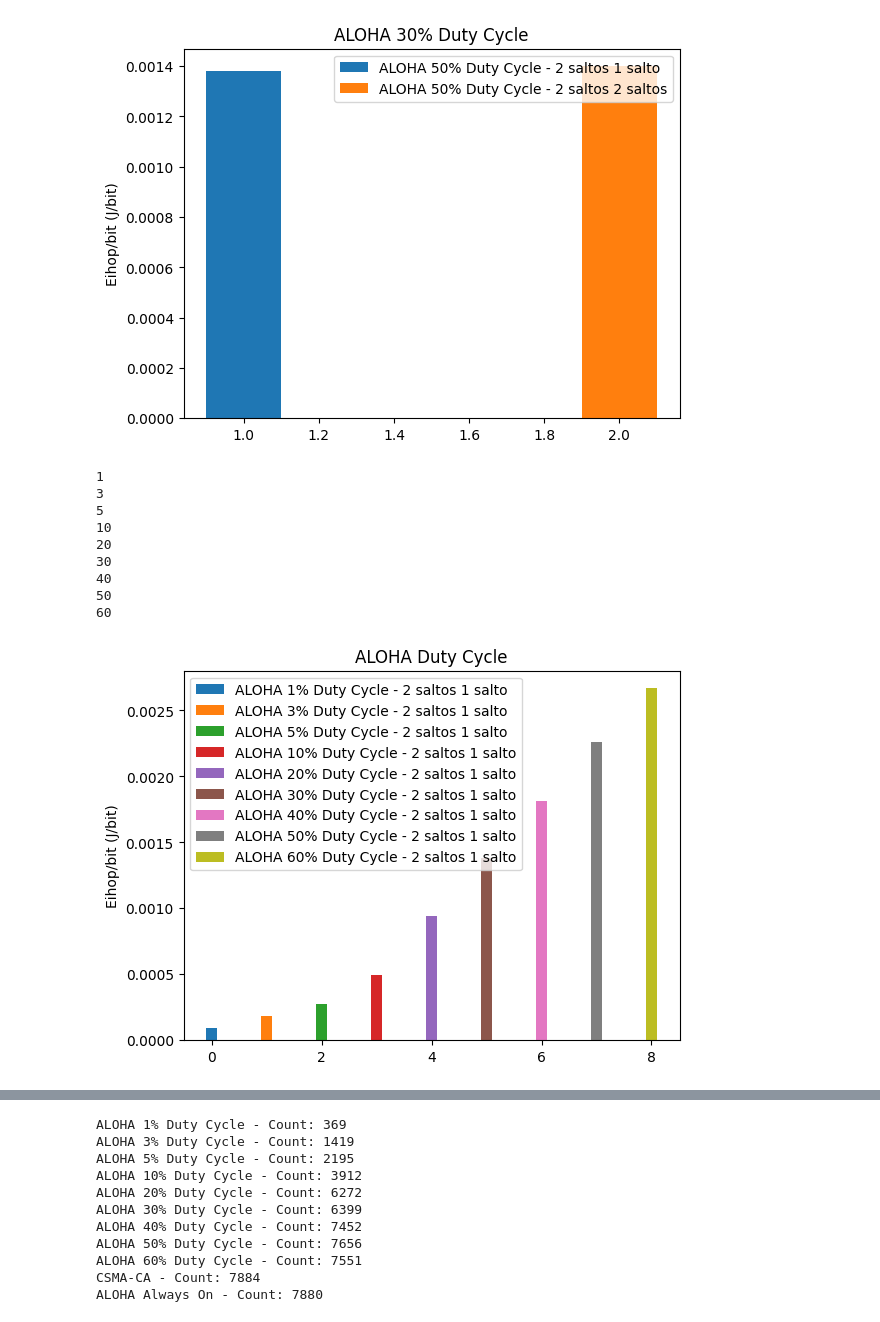
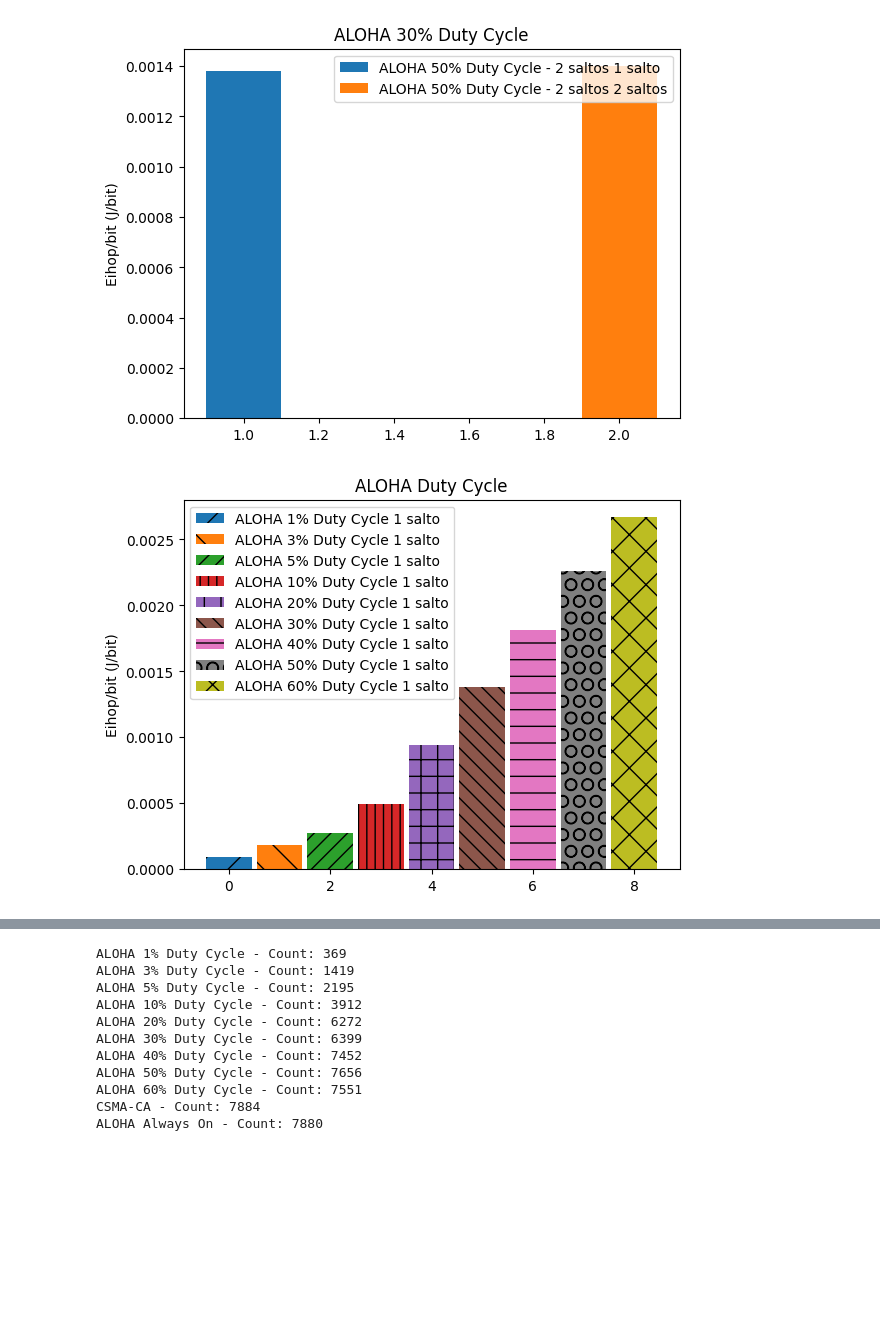
Before and after one commit to KilnerJhow/contiki-aloha, a Jupyter notebook: tcc/confidence_interval.ipynb, the cells around one changed output, grey strips where cells are left out. Drawn from its saved outputs; the diff is of its cells as text; code cells hidden in the pictures; blank space fills up the shorter version.

```diff
--- a/tcc/confidence_interval.ipynb
+++ b/tcc/confidence_interval.ipynb
@@ -166,18 +159,20 @@ def plot_energy_per_bit(x, data, label, color = None):
 aloha_labels = [f'ALOHA {dc}% Duty Cycle - 1 salto' for dc in aloha_duty_cycles_to_print]
 csma_label = 'CSMA-CA - 1 salto'
 aloha_always_on_label = 'ALOHA Sem RDC - 1 salto'
+bar_width = 0.9
 
 # Plotar os gráficos
-colors = ['b', 'g', 'r', 'c', 'm', 'y', 'k', 'orange', 'purple', 'brown', 'pink']
+colors = ['brown', 'g', 'r', 'c', 'm', 'y', 'orange', 'purple', 'pink']
+hatches = ['/', '\\', '//', '||', '+', '\\\\', '.', 'O', 'X']
 x = 1
 df = csma_df_final[csma_df_final['hops'] == 1]
-plot_energy_per_bit(x, df['Eihop/bit'], csma_label, colors[0])
-for dc, label, color in zip(aloha_duty_cycles_to_print, aloha_labels, colors[1:]):
+plt.bar(x, df['Eihop/bit'], bar_width, label=csma_label, color=colors[0], hatch=hatches[0])
+for dc, label, color, hatch in zip(aloha_duty_cycles_to_print, aloha_labels, colors[1:], hatches[1:]):
     x += 1
     df = aloha_rdc_final_dfs[dc][aloha_rdc_final_dfs[dc]['hops'] == 1]
-    plot_energy_per_bit(x, df['Eihop/bit'], label, color)
+    plt.bar(x, df['Eihop/bit'], bar_width,  label=label, color=color, hatch=hatch)
 df = aloha_always_on_df_final[aloha_always_on_df_final['hops'] == 1]
-plot_energy_per_bit(x + 1, df['Eihop/bit'],  aloha_always_on_label, colors[-1])
+plt.bar(x + 1, df['Eihop/bit'], bar_width, label=aloha_always_on_label, color=colors[-1], hatch=hatches[-1])
 
 
 # Adicionar uma legenda
@@ -186,7 +181,7 @@ plt.legend()
 # Adicionar rótulos para os eixos
 plt.xlabel('Index')
 plt.ylabel(f'Eihop/bit ({energy_unit}/bit)')
-
+plt.figure(figsize=(50,50))
 # Mostrar o gráfico
 plt.show()
 # %% [output]
@@ -194,21 +190,23 @@ plt.show()
 # %%
 # 2 hop
 
-aloha_labels = [f'ALOHA {dc}% Duty Cycle - 2 saltos' for dc in aloha_duty_cycles_to_print]
+aloha_labels = [f'ALOHA {dc}% Duty Cycle - 2 saltos' for i, dc in enumerate(aloha_duty_cycles_to_print)]
 csma_label = 'CSMA-CA - 2 saltos'
-aloha_always_on_label = 'ALOHA Sem RDC - 2 saltos'
-
+aloha_always_on_label = 'ALOHA Sem RDC - 2 saltoss'
+bar_width = 0.9
 # Plotar os gráficos
-colors = ['b', 'g', 'r', 'c', 'm', 'y', 'k', 'orange', 'purple', 'brown', 'pink']
+colors = ['brown', 'g', 'r', 'c', 'm', 'y', 'orange', 'purple', 'pink']
+hatches = ['/', '\\', '//', '||', '+', '\\\\', '.', 'O', 'X']
 x = 1
 df = csma_df_final[csma_df_final['hops'] == 2]
-plot_energy_per_bit(x, df['Eihop/bit'], csma_label, colors[0])
-for dc, label, color in zip(aloha_duty_cycles_to_print, aloha_labels, colors[1:]):
+plt.bar(x, df['Eihop/bit'], bar_width, label=csma_label, color=colors[0], hatch=hatches[0])
+for dc, label, color, hatch in zip(aloha_duty_cycles_to_print, aloha_labels, colors[1:], hatches[1:]):
     x += 1
     df = aloha_rdc_final_dfs[dc][aloha_rdc_final_dfs[dc]['hops'] == 2]
-    plot_energy_per_bit(x, df['Eihop/bit'], label, color)
+    plt.bar(x, df['Eihop/bit'], bar_width,  label=label, color=color, hatch=hatch)
+
 df = aloha_always_on_df_final[aloha_always_on_df_final['hops'] == 2]
-plot_energy_per_bit(x + 1, df['Eihop/bit'],  aloha_always_on_label, colors[-1])
+plt.bar(x + 1, df['Eihop/bit'], bar_width, label=aloha_always_on_label, color=colors[-1], hatch=hatches[-1])
 
 
 # Adicionar uma legenda
@@ -217,7 +215,6 @@ plt.legend()
 # Adicionar rótulos para os eixos
 plt.xlabel('Index')
 plt.ylabel(f'Eihop/bit ({energy_unit}/bit)')
-
 # Mostrar o gráfico
 plt.show()
 # %% [output]
@@ -319,39 +317,30 @@ for dc, label in zip(aloha_duty_cycles, aloha_labels):
 [figure]
 # %%
 aloha_duty_cycles = ["1", "3", "5", "10", "20", "30", "40", "50", "60"]
-aloha_labels = [f'ALOHA {dc}% Duty Cycle - 2 saltos' for dc in aloha_duty_cycles]
+aloha_labels = [f'ALOHA {dc}% Duty Cycle' for dc in aloha_duty_cycles]
+hatches = ['/', '\\', '//', '||', '+', '\\\\', '-', 'O', 'X']
 # Largura das barras
-bar_width = 0.2
+bar_width = 0.9
 
 # Posições iniciais das barras
 x = np.arange(len(aloha_duty_cycles))
 
-for i, (dc, label) in enumerate(zip(aloha_duty_cycles, aloha_labels)):
-    print(dc)
+for i, (dc, label, hatch) in enumerate(zip(aloha_duty_cycles, aloha_labels, hatches)):
     one_hop = aloha_rdc_final_dfs[dc][aloha_rdc_final_dfs[dc]['hops'] == 1]
     # Cria o gráfico de barras
-    plt.bar(x[i], one_hop['Eihop/bit'], width=bar_width, label=f'{label} 1 salto')
+    plt.bar(x[i], one_hop['Eihop/bit'], width=bar_width, label=f'{label} 1 salto', hatch=hatch)
 
 # Adicionar uma legenda
 plt.legend()
 
 # Adicionar rótulos para os eixos
 plt.ylabel(f'Eihop/bit ({energy_unit}/bit)')
 plt.title('ALOHA Duty Cycle')
 
 # Mostrar o gráfico
 plt.show()
 # %% [output]
-1
-3
-5
-10
-20
-30
-40
-50
-60
-[figure, old version]
+[figure, new version]
 # %%
 # Largura das barras
 aloha_duty_cycles = ["1", "3", "5", "10", "20", "30", "40", "50", "60"]
```
Also changed, not shown: parts of 10 cells of this notebook, 11 other files.
